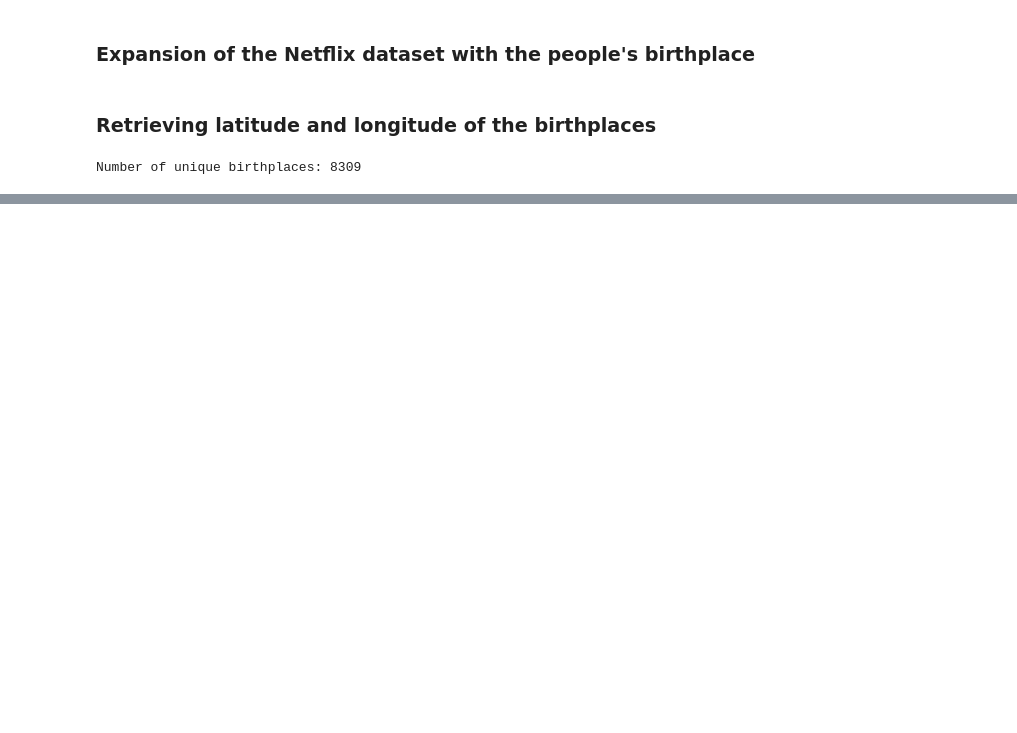
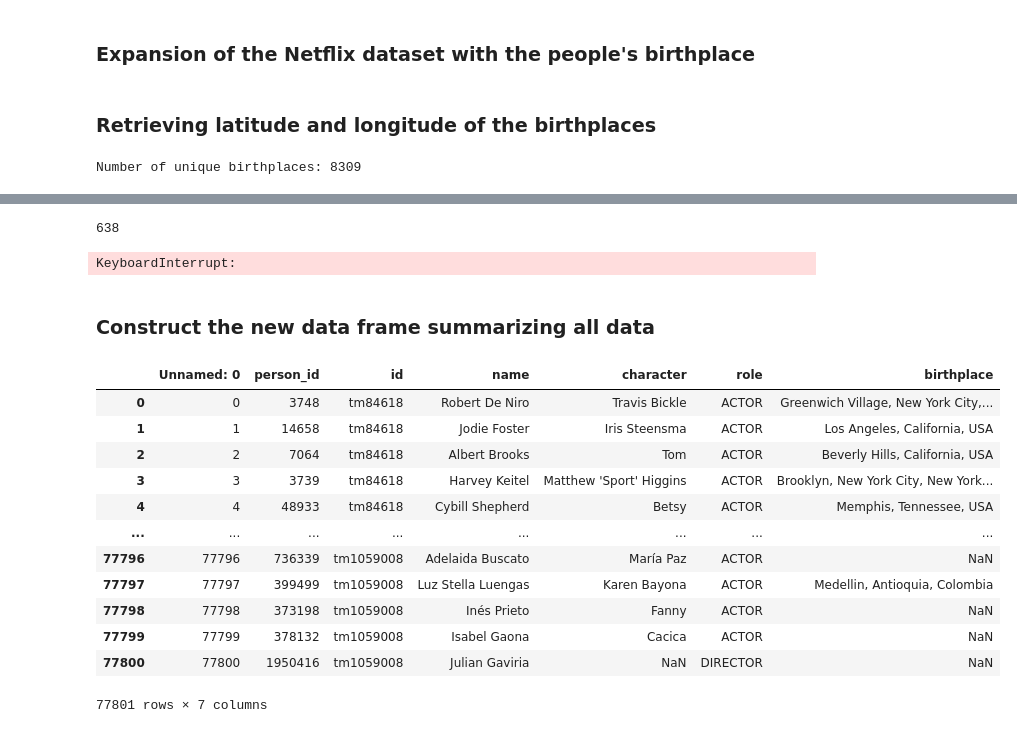
Before and after one commit to com-480-data-visualization/netflix-scrapers, a Jupyter notebook: notebooks/data-expansion.ipynb, the cells around one changed output, grey strips where cells are left out. Cells and saved outputs as stored; diff of their text form; code cells hidden in the pictures; blank space fills up the shorter version.

```diff
--- a/notebooks/data-expansion.ipynb
+++ b/notebooks/data-expansion.ipynb
@@ -263,0 +344,6 @@ Finished in 2931.99 second(s)
+# %%
+NUM_THREADS = 4
+places = load_list_from_json('../data/places_not_found.json')
+places_split = np.array_split(places, NUM_THREADS)
+# %% [output]
+638
@@ -263,0 +354,5 @@ Finished in 2931.99 second(s)
+# %%
+counts = [8, 20, 20, 20] # Number of already processed places, useful in case of interruption
+start_multithreading_gpt(gpt_retrieve, places_split, counts, NUM_THREADS)
+# %% [output]
+KeyboardInterrupt:
@@ -263,0 +371,22 @@ Finished in 2931.99 second(s)
+# %% [markdown]
+### Construct the new data frame summarizing all data
+# %%
+place_to_latlong = load_list_from_json('../data/place_to_latlong.json')
+place_not_found_to_latlong = load_list_from_json('../data/place_not_found_to_latlong.json')
+
+df_credits_expanded = pd.read_csv('../data/credits_expanded.csv')
+df_credits_expanded
+# %% [output]
+|  | Unnamed: 0 | person_id | id | name | character | role | birthplace |
+| 0 | 0 | 3748 | tm84618 | Robert De Niro | Travis Bickle | ACTOR | Greenwich Village, New York City,... |
+| 1 | 1 | 14658 | tm84618 | Jodie Foster | Iris Steensma | ACTOR | Los Angeles, California, USA |
+| 2 | 2 | 7064 | tm84618 | Albert Brooks | Tom | ACTOR | Beverly Hills, California, USA |
+| 3 | 3 | 3739 | tm84618 | Harvey Keitel | Matthew 'Sport' Higgins | ACTOR | Brooklyn, New York City, New York... |
+| 4 | 4 | 48933 | tm84618 | Cybill Shepherd | Betsy | ACTOR | Memphis, Tennessee, USA |
+| ... | ... | ... | ... | ... | ... | ... | ... |
+| 77796 | 77796 | 736339 | tm1059008 | Adelaida Buscato | María Paz | ACTOR | NaN |
+| 77797 | 77797 | 399499 | tm1059008 | Luz Stella Luengas | Karen Bayona | ACTOR | Medellin, Antioquia, Colombia |
+| 77798 | 77798 | 373198 | tm1059008 | Inés Prieto | Fanny | ACTOR | NaN |
+| 77799 | 77799 | 378132 | tm1059008 | Isabel Gaona | Cacica | ACTOR | NaN |
+| 77800 | 77800 | 1950416 | tm1059008 | Julian Gaviria | NaN | DIRECTOR | NaN |
+77801 rows × 7 columns
```
Also changed, not shown: parts of 14 cells of this notebook, 13 other files.
